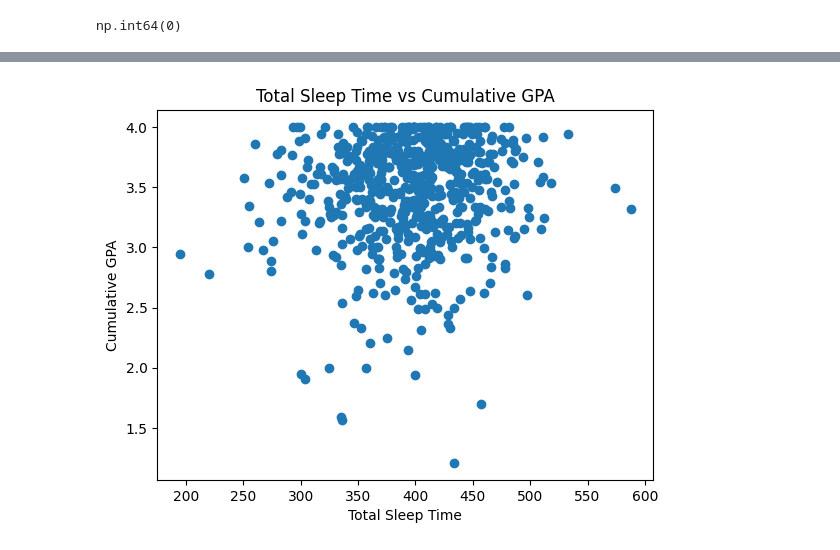
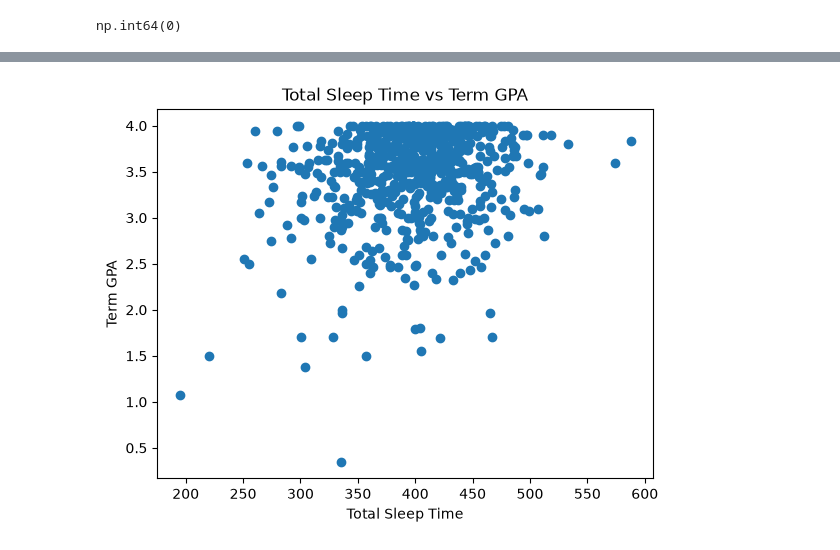
Before and after one commit to Adhithpasu/StudentSleepToStudentWellbing, a Jupyter notebook: SleepToStudentWellbeing.ipynb, the cells around one changed output, grey strips where cells are left out. Drawn from its saved outputs; the diff is of its cells as text; code cells hidden in the pictures.

```diff
--- a/SleepToStudentWellbeing.ipynb
+++ b/SleepToStudentWellbeing.ipynb
@@ -236,10 +236,10 @@ df.corr()
 | term_units | -0.279748 | 0.223503 | 0.074743 | 0.035036 | -0.025276 | -0.157196 | 0.265380 | ... |
 | Zterm_units_ZofZ | 0.017415 | 0.006786 | 0.030847 | 0.046136 | 0.014288 | -0.032534 | -0.025030 | ... |
 # %%
-plt.scatter(df["TotalSleepTime"], df["cum_gpa"])
-plt.title('Total Sleep Time vs Cumulative GPA')
+plt.scatter(df["TotalSleepTime"], df["term_gpa"])
+plt.title('Total Sleep Time vs Term GPA')
 plt.xlabel('Total Sleep Time')
-plt.ylabel('Cumulative GPA')
+plt.ylabel('Term GPA')
 plt.show()
 # %% [output]
-[figure, old version]
+[figure, new version]
```
Also changed, not shown: parts of 7 cells of this notebook.
